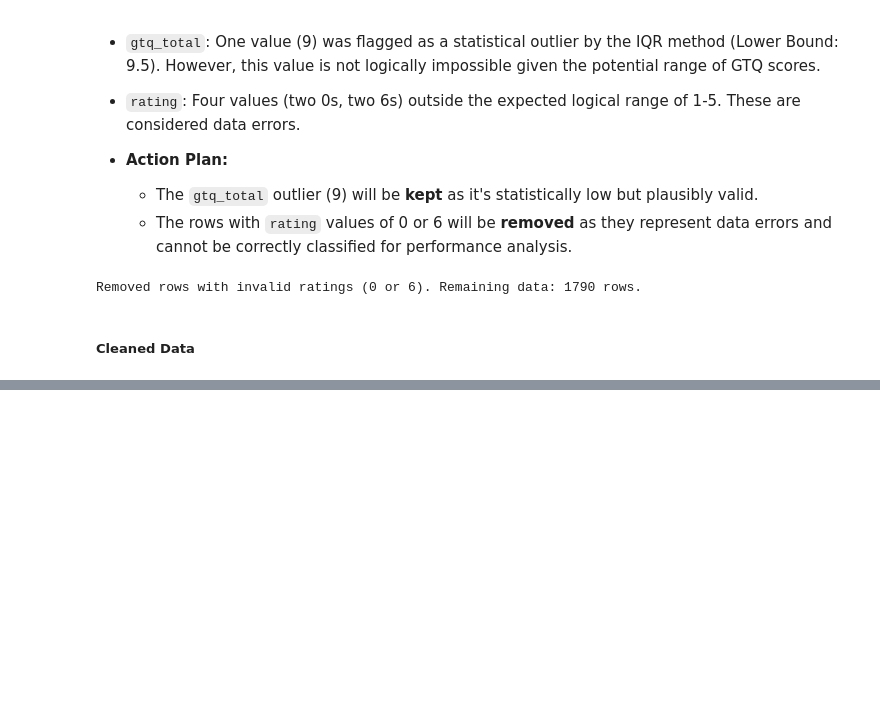
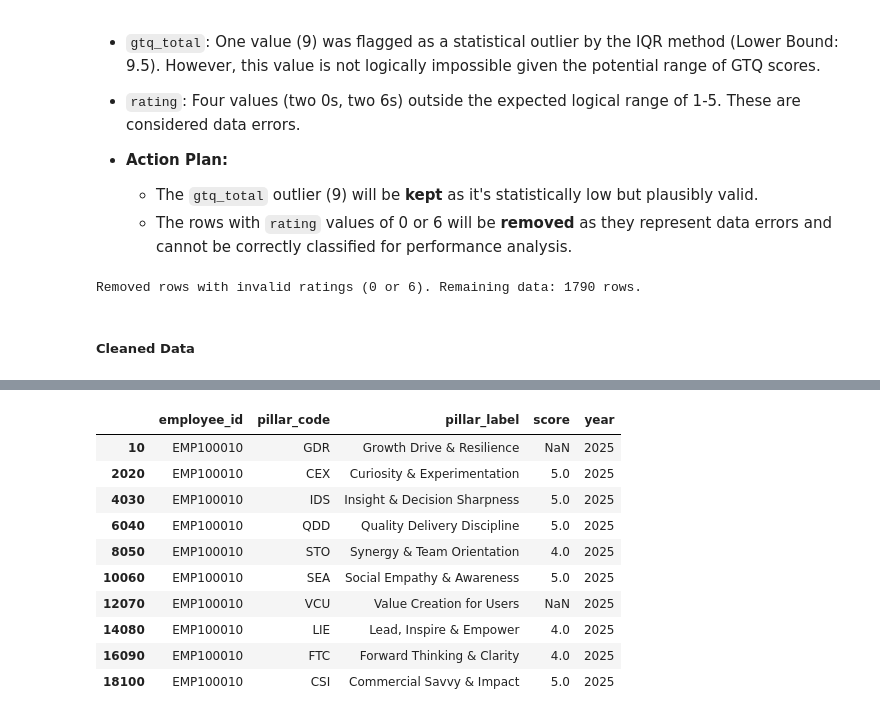
Before and after one commit to fbudimannn/talent-intelligence-system, a Jupyter notebook: 1_analysis/data_exploration.ipynb, the cells around one changed output, grey strips where cells are left out. Drawn from its saved outputs; the diff is of its cells as text; code cells hidden in the pictures; blank space fills up the shorter version.

```diff
--- a/1_analysis/data_exploration.ipynb
+++ b/1_analysis/data_exploration.ipynb
@@ -872,0 +1062,14 @@ NameError: name 'df_main_outlier' is not defined
+# %%
+df_competencies_null[df_competencies_null['employee_id'] =="EMP100010"]
+# %% [output]
+|  | employee_id | pillar_code | pillar_label | score | year |
+| 10 | EMP100010 | GDR | Growth Drive & Resilience | NaN | 2025 |
+| 2020 | EMP100010 | CEX | Curiosity & Experimentation | 5.0 | 2025 |
+| 4030 | EMP100010 | IDS | Insight & Decision Sharpness | 5.0 | 2025 |
+| 6040 | EMP100010 | QDD | Quality Delivery Discipline | 5.0 | 2025 |
+| 8050 | EMP100010 | STO | Synergy & Team Orientation | 4.0 | 2025 |
+| 10060 | EMP100010 | SEA | Social Empathy & Awareness | 5.0 | 2025 |
+| 12070 | EMP100010 | VCU | Value Creation for Users | NaN | 2025 |
+| 14080 | EMP100010 | LIE | Lead, Inspire & Empower | 4.0 | 2025 |
+| 16090 | EMP100010 | FTC | Forward Thinking & Clarity | 4.0 | 2025 |
+| 18100 | EMP100010 | CSI | Commercial Savvy & Impact | 5.0 | 2025 |
```
Also changed, not shown: parts of 25 cells of this notebook.
